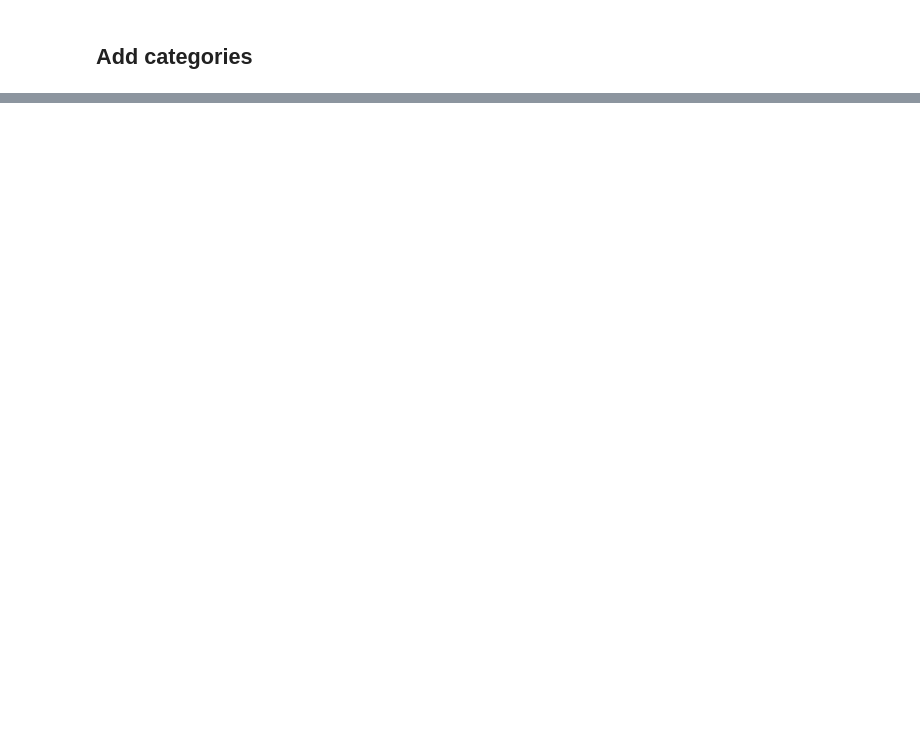
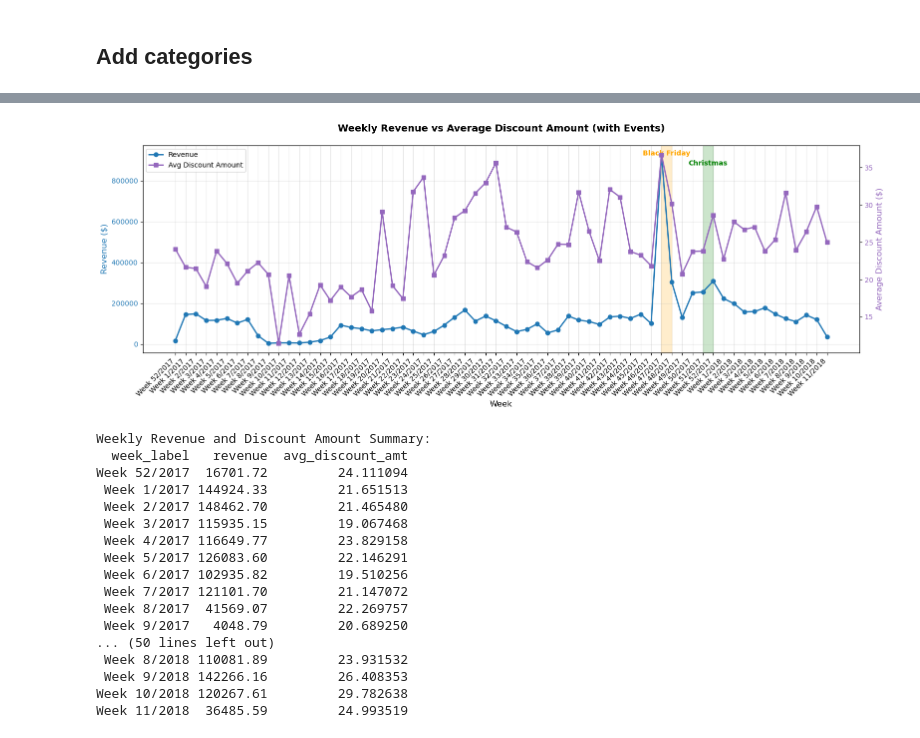
Before and after one commit to Cooljoe67/eniac_data_cleaning, a Jupyter notebook: dataanalysis_group_solution.ipynb, the cells around one changed output, grey strips where cells are left out. Cells and saved outputs as stored; diff of their text form; code cells hidden in the pictures; blank space fills up the shorter version.

```diff
--- a/dataanalysis_group_solution.ipynb
+++ b/dataanalysis_group_solution.ipynb
@@ -393,0 +549,77 @@ Products by category and condition:
+# %%
+# Revenue and Discount Amount distribution over weeks
+# Group by week and calculate metrics with discount amount
+weekly_stats_amount = orderlines_df.groupby('week').agg(
+    revenue=('orderline_sum', 'sum'),
+    avg_discount_amt=('discount_amt', 'mean')
+).reset_index()
+
+# Format week labels as "Week X, Year"
+weekly_stats_amount['week_label'] = weekly_stats_amount['week'].apply(lambda x: f"Week {x.week}/{x.year}")
+
+# Create figure with dual y-axes
+fig, ax1 = plt.subplots(figsize=(16, 6))
+
+# Plot revenue on primary y-axis
+color = 'tab:blue'
+ax1.set_xlabel('Week', fontsize=12)
+ax1.set_ylabel('Revenue ($)', color=color, fontsize=12)
+line1 = ax1.plot(range(len(weekly_stats_amount)), weekly_stats_amount['revenue'], color=color, marker='o', linewidth=2, label='Revenue')
+ax1.tick_params(axis='y', labelcolor=color)
+ax1.grid(True, alpha=0.3)
+
+# Create secondary y-axis for discount amount
+ax2 = ax1.twinx()
+color = 'tab:purple'
+ax2.set_ylabel('Average Discount Amount ($)', color=color, fontsize=12)
+line2 = ax2.plot(range(len(weekly_stats_amount)), weekly_stats_amount['avg_discount_amt'], color=color, marker='s', linewidth=2, label='Avg Discount Amount')
+ax2.tick_params(axis='y', labelcolor=color)
+
+# Add event areas for Black Friday and Christmas (covering the week before)
+for bf_date in black_friday_dates:
+    idx = get_week_index(bf_date, weekly_stats_amount)
+    if idx is not None:
+        ax1.axvspan(idx - 1, idx, alpha=0.2, color='orange')
+        ax1.text(idx - 0.5, ax1.get_ylim()[1] * 0.95, 'Black Friday', ha='center', color='orange', fontweight='bold', fontsize=10)
+
+for xmas_date in christmas_dates:
+    idx = get_week_index(xmas_date, weekly_stats_amount)
+    if idx is not None:
+        ax1.axvspan(idx - 1, idx, alpha=0.2, color='green')
+        ax1.text(idx - 0.5, ax1.get_ylim()[1] * 0.90, 'Christmas', ha='center', color='green', fontweight='bold', fontsize=10)
+
+# Add title and legend
+plt.title('Weekly Revenue vs Average Discount Amount (with Events)', fontsize=14, fontweight='bold', pad=20)
+ax1.set_xticks(range(len(weekly_stats_amount)))
+ax1.set_xticklabels(weekly_stats_amount['week_label'], rotation=45, ha='right')
+
+# Combine legends from both axes
+lines = line1 + line2
+labels = [l.get_label() for l in lines]
+ax1.legend(lines, labels, loc='upper left', fontsize=10)
+
+plt.tight_layout()
+plt.show()
+
+# Print summary statistics
+print("Weekly Revenue and Discount Amount Summary:")
+print(weekly_stats_amount[['week_label', 'revenue', 'avg_discount_amt']].to_string(index=False))
+# %% [output]
+[figure, added]
+Weekly Revenue and Discount Amount Summary:
+  week_label   revenue  avg_discount_amt
+Week 52/2017  16701.72         24.111094
+ Week 1/2017 144924.33         21.651513
+ Week 2/2017 148462.70         21.465480
+ Week 3/2017 115935.15         19.067468
+ Week 4/2017 116649.77         23.829158
+ Week 5/2017 126083.60         22.146291
+ Week 6/2017 102935.82         19.510256
+ Week 7/2017 121101.70         21.147072
+ Week 8/2017  41569.07         22.269757
+ Week 9/2017   4048.79         20.689250
+... (50 lines left out)
+ Week 8/2018 110081.89         23.931532
+ Week 9/2018 142266.16         26.408353
+Week 10/2018 120267.61         29.782638
+Week 11/2018  36485.59         24.993519
```
Also changed, not shown: parts of 8 cells of this notebook.
